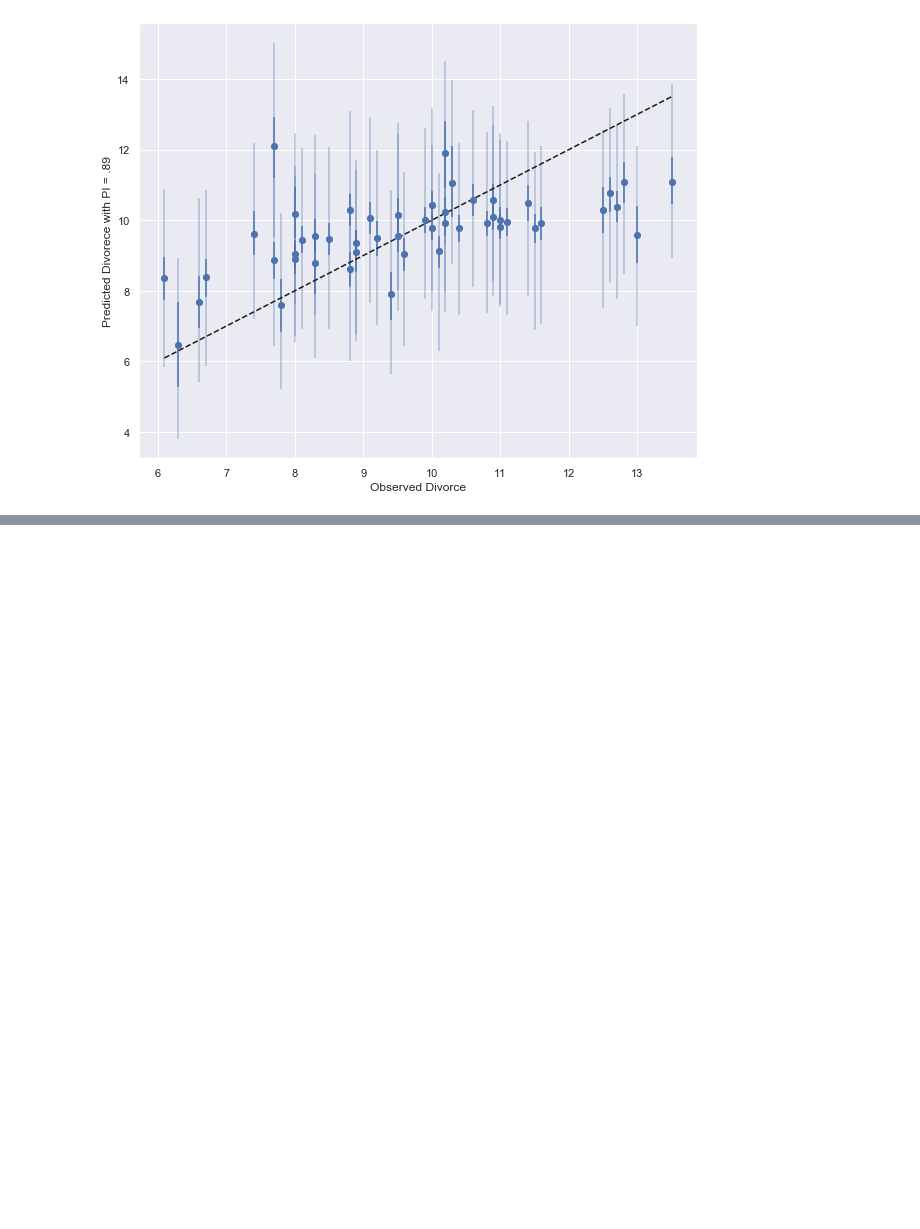
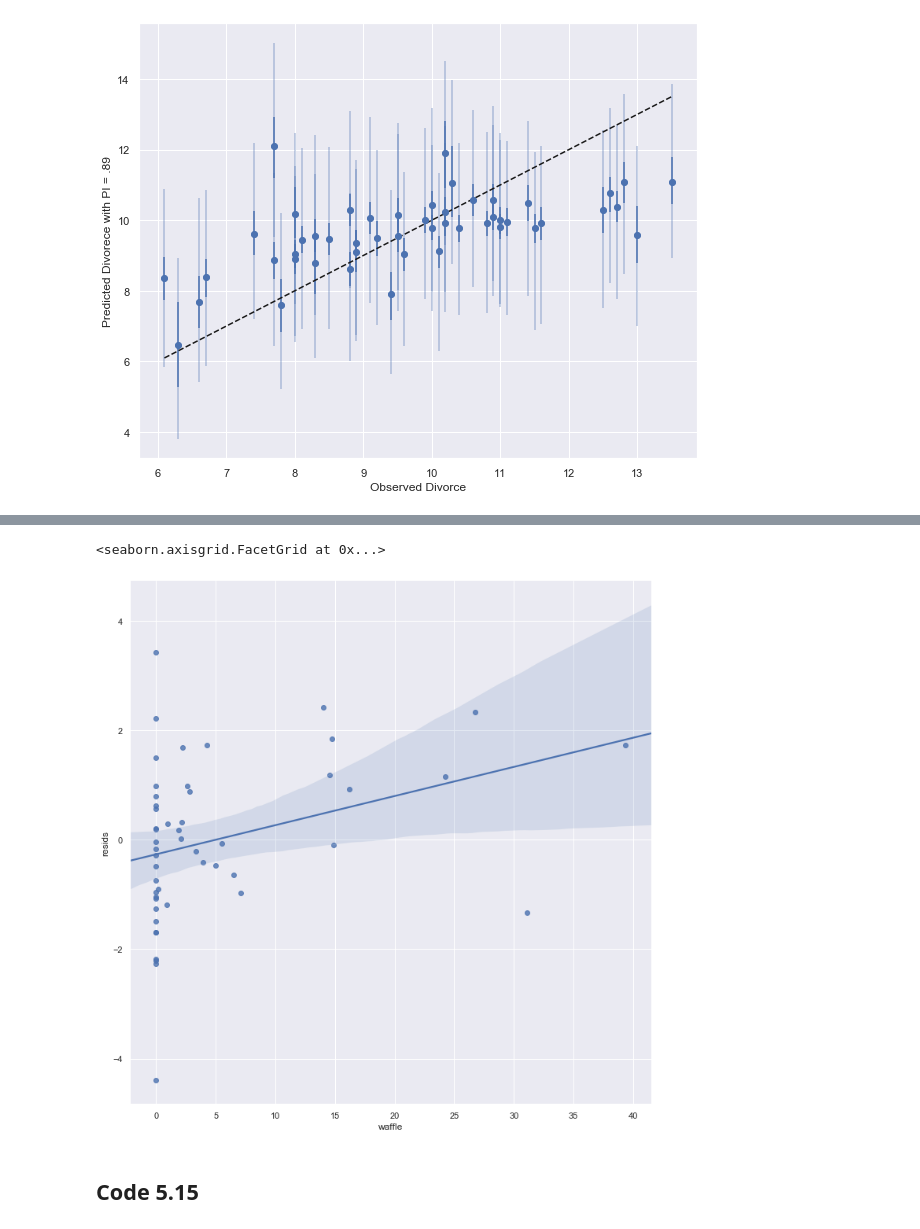
Before and after one commit to jkelley7/stat_rethinking, a Jupyter notebook: Chapter_5.ipynb, the cells around one changed output, grey strips where cells are left out. Drawn from its saved outputs; the diff is of its cells as text; code cells hidden in the pictures; blank space fills up the shorter version.

```diff
--- a/Chapter_5.ipynb
+++ b/Chapter_5.ipynb
@@ -310,0 +330,9 @@ plt.plot([min_x, max_x], [min_x, max_x], 'k--');
+# %%
+# After Controlling for everything there is a correlation with waffle houses
+data = pd.DataFrame(np.array([d.wafflehouses.values/d.population.values, divorce_resid]).T, columns = ['waffle','resids'])
+sns.lmplot('waffle','resids', data = data,height = 10)
+# %% [output]
+<seaborn.axisgrid.FacetGrid at 0x...>
+[figure, added]
+# %% [markdown]
+## Code 5.15
```
Also changed, not shown: parts of 26 cells of this notebook.
